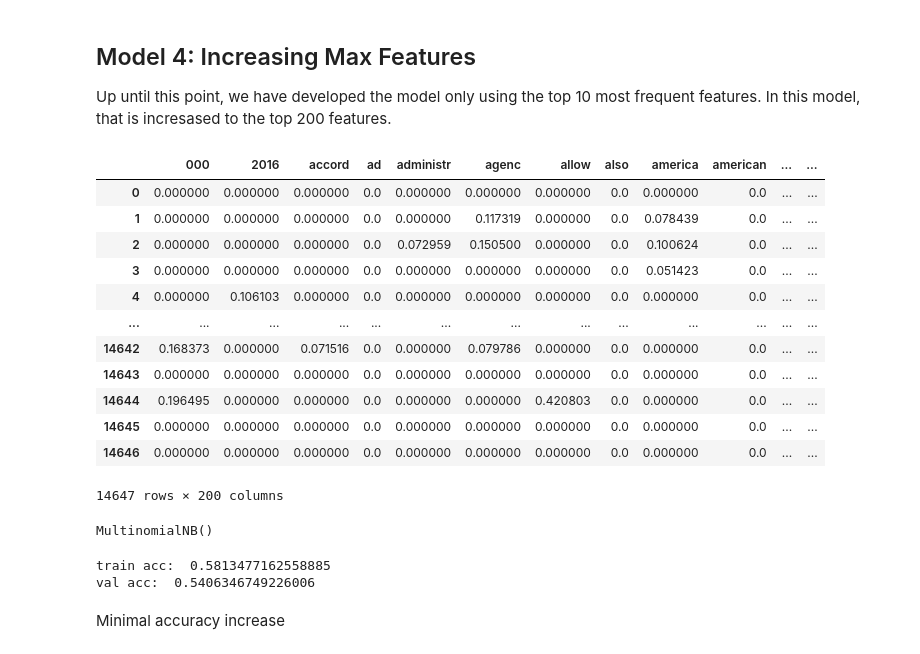
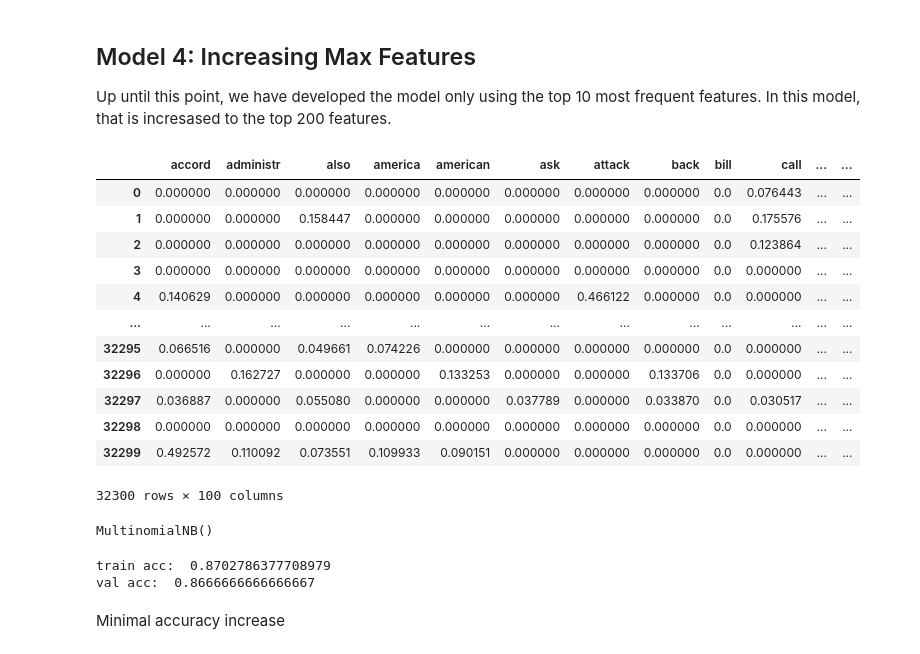
Before and after one commit to bentoler22/Phase_5_Project, a Jupyter notebook: Fake News Detection.ipynb, the cells around one changed output. Saved outputs shown, nothing was run; the diff lists cells and outputs as text; code cells hidden in the pictures.

Commit message:
final model evaluation

```diff
--- a/Fake News Detection.ipynb
+++ b/Fake News Detection.ipynb
@@ -166,7 +201,7 @@ fake_or_real_df
 ### Data Splitting
 # %%
 # define featrues and target variables
-X = fake_or_real_df[['text', 'tokenized']]
+X = fake_or_real_df['text']
 y = fake_or_real_df['label']
 # %%
 # intial split of data into traiing and test sets with 15% test size
@@ -256,8 +290,9 @@ A baseline naive bayes tfidf model is developed for compariosn to furture iterat
 baseline_tfidf = TfidfVectorizer(max_features=10)
 
 # Fit the vectorizer on X_train["text"] and transform it
-X_train_vectorized_baseline = baseline_tfidf.fit_transform(X_train_sub["text"])
-X_val_vectorized_baseline = baseline_tfidf.fit_transform(X_val_sub["text"])
+baseline_tfidf.fit(X_train)
+X_train_vectorized_baseline = baseline_tfidf.transform(X_train)
+X_val_vectorized_baseline = baseline_tfidf.transform(X_val)
 
 # Visually inspect the vectorized data
 pd.DataFrame.sparse.from_spmatrix(X_train_vectorized_baseline, columns=baseline_tfidf.get_feature_names())
@@ -339,8 +371,10 @@ tfidf_2 = TfidfVectorizer(
 )
 
 # Fit the vectorizer on X_train["text"] and transform it
-X_train_vectorized_2 = tfidf_2.fit_transform(X_train_sub["text"])
-X_val_vectorized_2 = tfidf_2.fit_transform(X_val_sub["text"])
+tfidf_2.fit(X_train)
+X_train_vectorized_2 = tfidf_2.transform(X_train)
+X_val_vectorized_2 = tfidf_2.transform(X_val)
+
 # Visually inspect the vectorized data
 pd.DataFrame.sparse.from_spmatrix(X_train_vectorized_2, columns=tfidf_2.get_feature_names())
 # %% [output]
@@ -398,8 +429,9 @@ tfidf_3 = TfidfVectorizer(
 )
 
 # Fit the vectorizer on X_train_sub text
-X_train_vectorized_3 = tfidf_3.fit_transform(X_train_sub["text"])
-X_val_vectorized_3 = tfidf_3.fit_transform(X_val_sub["text"])
+tfidf_3.fit(X_train)
+X_train_vectorized_3 = tfidf_3.transform(X_train)
+X_val_vectorized_3 = tfidf_3.transform(X_val)
 
 # Visually inspect the vectorized data
-#pd.DataFrame.sparse.from_spmatrix(X_train_vectorized_3, columns=tfidf_3.get_feature_names())
+pd.DataFrame.sparse.from_spmatrix(X_train_vectorized_3, columns=tfidf_3.get_feature_names())
@@ -427,32 +468,33 @@ Up until this point, we have developed the model only using the top 10 most freq
 # %%
 # Instantiate the vectorizer
 tfidf_4 = TfidfVectorizer(
-    max_features=None,
+    max_features=100,
     stop_words=stemmed_stopwords,
     tokenizer=stem_and_tokenize
 )
 
-# Fit the vectorizer on X_train["text"] and transform it
-X_train_vectorized_4 = tfidf_4.fit_transform(X_train_sub["text"])
-X_val_vectorized_4 = tfidf_4.fit_transform(X_val_sub["text"])
+# Fit the vectorizer on X_train and transform X_train and X_val
+tfidf_4.fit(X_train)
+X_train_vectorized_4 = tfidf_4.transform(X_train)
+X_val_vectorized_4 = tfidf_4.transform(X_val)
 
 
 # Create a full df of vectorized + engineered features
 pd.DataFrame.sparse.from_spmatrix(X_train_vectorized_4, columns=tfidf_4.get_feature_names())
 # %% [output]
-|  | 000 | 2016 | accord | ad | administr | agenc | allow | also | america | american | ... | ... |
-| 0 | 0.000000 | 0.000000 | 0.000000 | 0.0 | 0.000000 | 0.000000 | 0.000000 | 0.0 | 0.000000 | 0.0 | ... | ... |
-| 1 | 0.000000 | 0.000000 | 0.000000 | 0.0 | 0.000000 | 0.117319 | 0.000000 | 0.0 | 0.078439 | 0.0 | ... | ... |
-| 2 | 0.000000 | 0.000000 | 0.000000 | 0.0 | 0.072959 | 0.150500 | 0.000000 | 0.0 | 0.100624 | 0.0 | ... | ... |
-| 3 | 0.000000 | 0.000000 | 0.000000 | 0.0 | 0.000000 | 0.000000 | 0.000000 | 0.0 | 0.051423 | 0.0 | ... | ... |
-| 4 | 0.000000 | 0.106103 | 0.000000 | 0.0 | 0.000000 | 0.000000 | 0.000000 | 0.0 | 0.000000 | 0.0 | ... | ... |
+|  | accord | administr | also | america | american | ask | attack | back | bill | call | ... | ... |
+| 0 | 0.000000 | 0.000000 | 0.000000 | 0.000000 | 0.000000 | 0.000000 | 0.000000 | 0.000000 | 0.0 | 0.076443 | ... | ... |
+| 1 | 0.000000 | 0.000000 | 0.158447 | 0.000000 | 0.000000 | 0.000000 | 0.000000 | 0.000000 | 0.0 | 0.175576 | ... | ... |
+| 2 | 0.000000 | 0.000000 | 0.000000 | 0.000000 | 0.000000 | 0.000000 | 0.000000 | 0.000000 | 0.0 | 0.123864 | ... | ... |
+| 3 | 0.000000 | 0.000000 | 0.000000 | 0.000000 | 0.000000 | 0.000000 | 0.000000 | 0.000000 | 0.0 | 0.000000 | ... | ... |
+| 4 | 0.140629 | 0.000000 | 0.000000 | 0.000000 | 0.000000 | 0.000000 | 0.466122 | 0.000000 | 0.0 | 0.000000 | ... | ... |
 | ... | ... | ... | ... | ... | ... | ... | ... | ... | ... | ... | ... | ... |
-| 14642 | 0.168373 | 0.000000 | 0.071516 | 0.0 | 0.000000 | 0.079786 | 0.000000 | 0.0 | 0.000000 | 0.0 | ... | ... |
-| 14643 | 0.000000 | 0.000000 | 0.000000 | 0.0 | 0.000000 | 0.000000 | 0.000000 | 0.0 | 0.000000 | 0.0 | ... | ... |
-| 14644 | 0.196495 | 0.000000 | 0.000000 | 0.0 | 0.000000 | 0.000000 | 0.420803 | 0.0 | 0.000000 | 0.0 | ... | ... |
-| 14645 | 0.000000 | 0.000000 | 0.000000 | 0.0 | 0.000000 | 0.000000 | 0.000000 | 0.0 | 0.000000 | 0.0 | ... | ... |
-| 14646 | 0.000000 | 0.000000 | 0.000000 | 0.0 | 0.000000 | 0.000000 | 0.000000 | 0.0 | 0.000000 | 0.0 | ... | ... |
+| 32295 | 0.066516 | 0.000000 | 0.049661 | 0.074226 | 0.000000 | 0.000000 | 0.000000 | 0.000000 | 0.0 | 0.000000 | ... | ... |
+| 32296 | 0.000000 | 0.162727 | 0.000000 | 0.000000 | 0.133253 | 0.000000 | 0.000000 | 0.133706 | 0.0 | 0.000000 | ... | ... |
+| 32297 | 0.036887 | 0.000000 | 0.055080 | 0.000000 | 0.000000 | 0.037789 | 0.000000 | 0.033870 | 0.0 | 0.030517 | ... | ... |
+| 32298 | 0.000000 | 0.000000 | 0.000000 | 0.000000 | 0.000000 | 0.000000 | 0.000000 | 0.000000 | 0.0 | 0.000000 | ... | ... |
+| 32299 | 0.492572 | 0.110092 | 0.073551 | 0.109933 | 0.090151 | 0.000000 | 0.000000 | 0.000000 | 0.0 | 0.000000 | ... | ... |
-14647 rows × 200 columns
+32300 rows × 100 columns
 # %%
 # Instantiate a MultinomialNB classifier
 model_4 = MultinomialNB()
@@ -460,15 +502,10 @@ model_4.fit(X_train_vectorized_4, y_train_sub)
 # %% [output]
 MultinomialNB()
-# %%
-# predict labels and calculate accuracy
-model_4_train_preds = model_4.predict(X_train_vectorized_4)
-model_4_val_preds = model_4.predict(X_val_vectorized_4)
-
-print("train acc: ", accuracy_score(y_train_sub, model_4_train_preds))
-print("val acc: ", accuracy_score(y_val_sub, model_4_val_preds))
-# %% [output]
-train acc:  0.5813477162558885
-val acc:  0.5406346749226006
+# %%
+print_train_val_acc(model_4, X_train_vectorized_4, X_val_vectorized_4)
+# %% [output]
+train acc:  0.8702786377708979
+val acc:  0.8666666666666667
 # %% [markdown]
 Minimal accuracy increase
 # %% [markdown]
```
Also changed, not shown: parts of 65 cells of this notebook.
